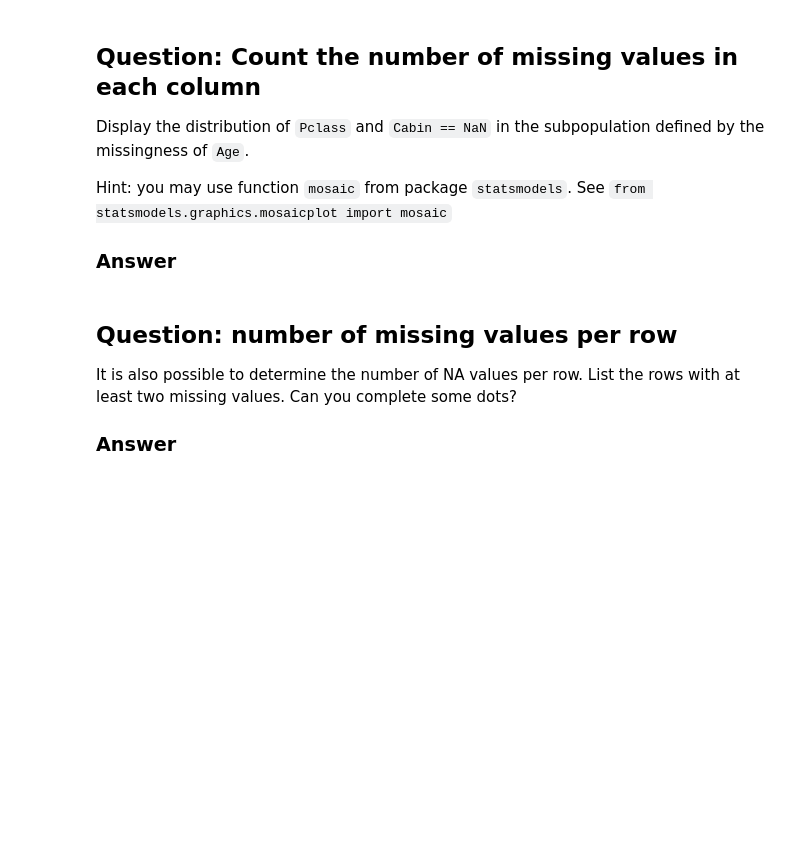
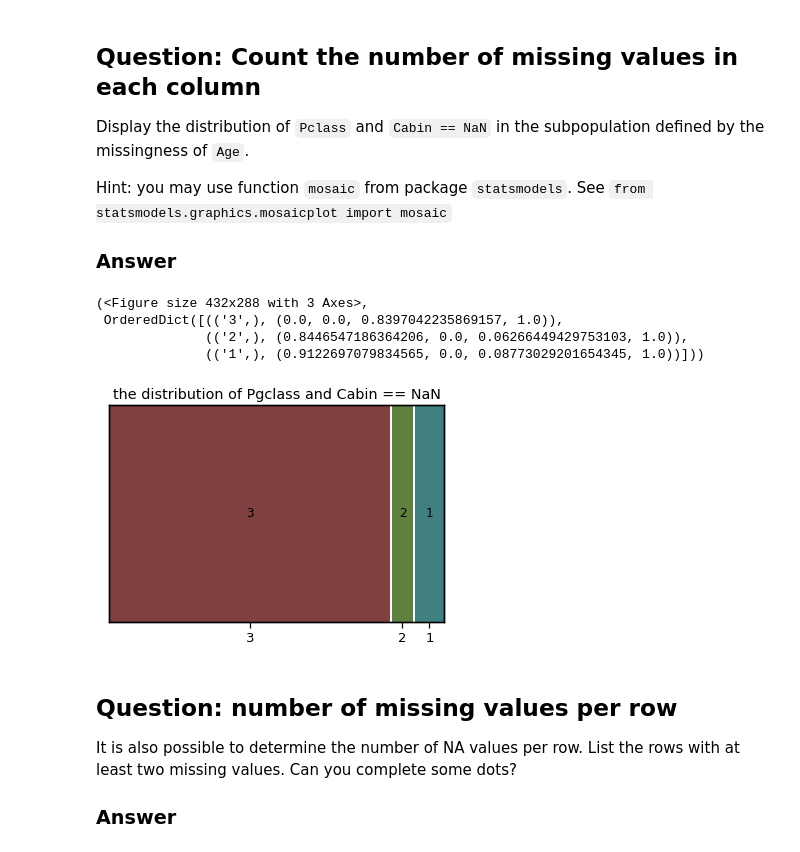
Before and after one commit to Na1an/2020_BigData_BAI_HAO, a Jupyter notebook: Homeworks/homework01.ipynb, the cells around one changed output. Cells and saved outputs as stored; diff of their text form; code cells hidden in the pictures; blank space fills up the shorter version.

```diff
--- a/Homeworks/homework01.ipynb
+++ b/Homeworks/homework01.ipynb
@@ -275,3 +376,12 @@ categorical columns (a column with a small number of modalities)
 should have the `category` type.
 
 ### Answer
+# %%
+titanic_types = {
+    'Pclass' : 'category',
+    'Sex' : 'category',
+    'SibSp' : 'category',
+    'Parch' : 'category',
+    'Embarked' : 'category',
+}
+data = pd.read_csv('train.csv', dtype=titanic_types)
@@ -285,6 +415,20 @@ Hint: you may use function `mosaic` from package `statsmodels`. See
 `from statsmodels.graphics.mosaicplot import mosaic`
 
 ### Answer
+# %%
+#the idstribution of Pclass and Cabin == NaN in the case Age.isnull() == True
+data_miss_age = data[data['Age'].isnull()]
+data_res = data_miss_age[data_miss_age['Cabin'].isnull()]
+mosaic(data_res,['Pclass'],title='the distribution of Pgclass and Cabin == NaN')
+
+#we have poor information : Age and Cabin about the Pclass 3 - Passenger
+#we lose more than 70% amount data in the column 'Cabin', so work on this only waste time
+# %% [output]
+(<Figure size 432x288 with 3 Axes>,
+ OrderedDict([(('3',), (0.0, 0.0, 0.8397042235869157, 1.0)),
+              (('2',), (0.8446547186364206, 0.0, 0.06266449429753103, 1.0)),
+              (('1',), (0.9122697079834565, 0.0, 0.08773029201654345, 1.0))]))
+[figure, added]
 # %% [markdown]
 
 
```
Also changed, not shown: parts of 70 cells of this notebook, 3 other files.
